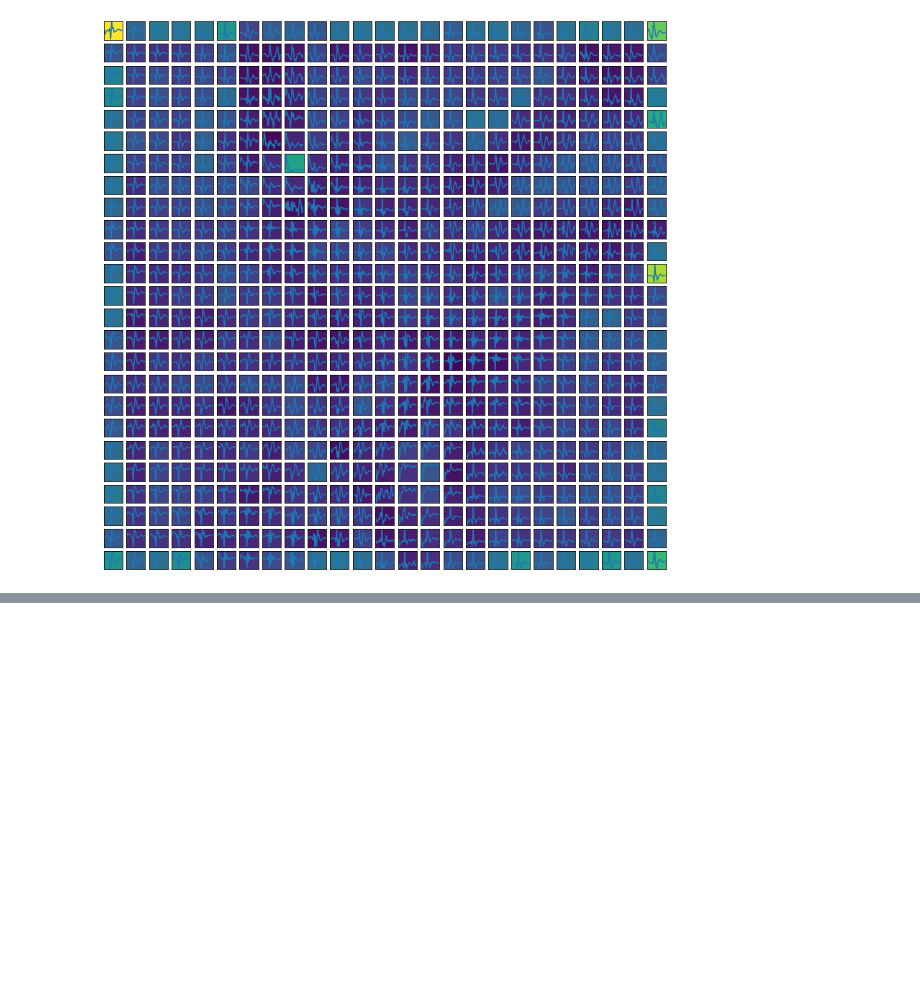
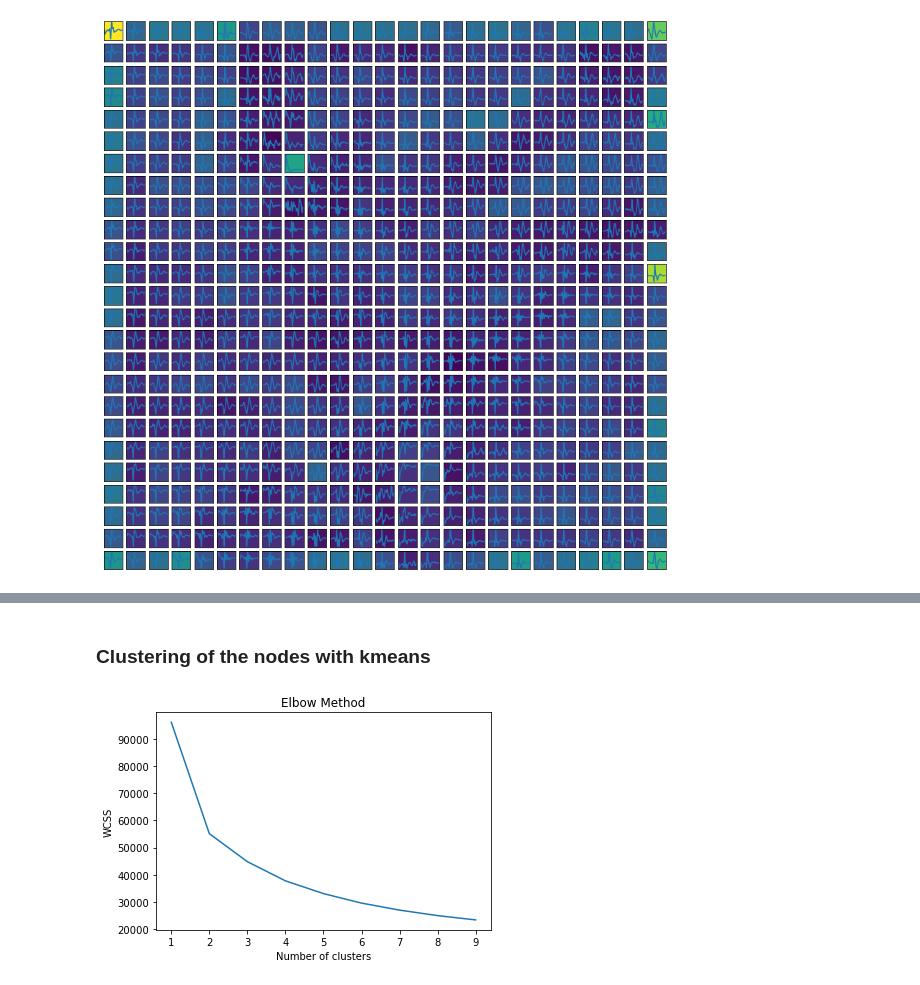
Before and after one commit to llayer/StromboliWF, a Jupyter notebook: som.ipynb, the cells around one changed output, grey strips where cells are left out. Saved outputs shown, nothing was run; the diff lists cells and outputs as text; code cells hidden in the pictures; blank space fills up the shorter version.

Commit message:
implement clustering

```diff
--- a/som.ipynb
+++ b/som.ipynb
@@ -61,6 +69,3 @@ random_seed = 2
 """
 # %% [output]
 '\nsize_x = 10\nsize_y = 6\nniter = 50000 #20000 #10000\nsigma = 1.23 # #0.3\nlearning_rate= .04 #.5\npca=False\nrandom_seed = 2\n'
-# %%
-som = ana.run_som(features, size_x, size_y, niter = niter, sigma=sigma, learning_rate=learning_rate,
-                  pca=pca, plot_error = True, random_seed = random_seed)
@@ -103,0 +87,3 @@ search_result
+# %%
+som = ana.run_som(features, size_x, size_y, niter = niter, sigma=sigma, learning_rate=learning_rate,
+                  pca=pca, plot_error = False, random_seed = random_seed)
@@ -274,0 +112,7 @@ k
+# %% [markdown]
+### Clustering of the nodes with kmeans
+# %%
+# Elbow method to check the number of clusters
+ana.kmeans_som(som, features, size_x, size_y, n_clusters=4, run_elbow=True)
+# %% [output]
+[figure, added]
```
Also changed, not shown: parts of 44 cells of this notebook, 1 other file.
